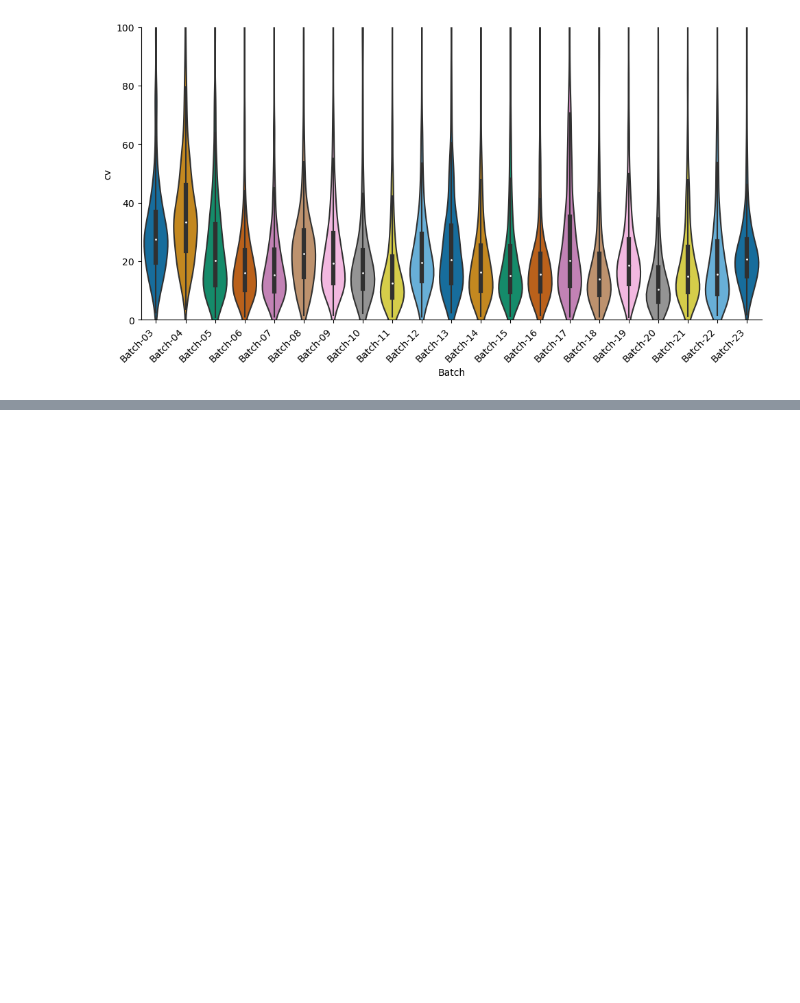
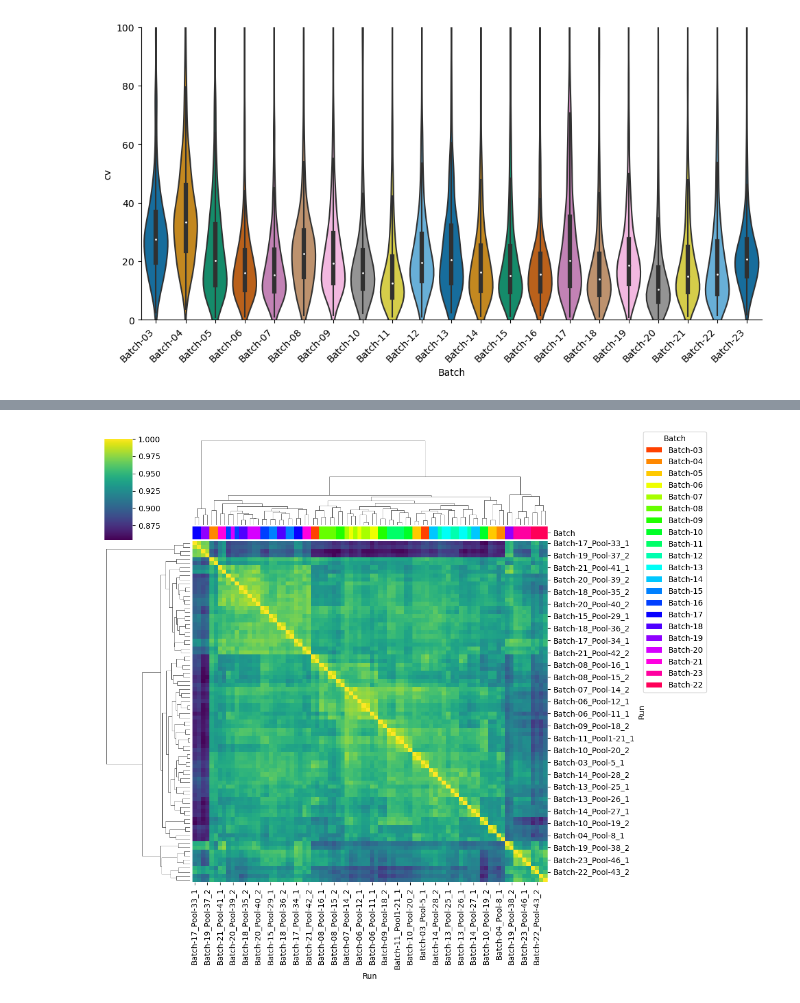
Before and after one commit to kevdai32/Proteomics, a Jupyter notebook: Dia.ipynb, the cells around one changed output, grey strips where cells are left out. Drawn from its saved outputs; the diff is of its cells as text; code cells hidden in the pictures; blank space fills up the shorter version.

```diff
--- a/Dia.ipynb
+++ b/Dia.ipynb
@@ -129,0 +130,13 @@ ValueError: The condensed distance matrix must contain only finite values.
+# %%
+from matplotlib.patches import Patch
+run_batch_df = pool_samples_pro_quant[['Run', 'Batch']].drop_duplicates().set_index('Run')
+unique_batches = run_batch_df['Batch'].unique()
+palette = sns.color_palette('hsv', len(unique_batches))
+batch_colors = dict(zip(unique_batches, palette))
+batch_colors_mapped = run_batch_df['Batch'].map(batch_colors)
+sns.clustermap(cluster_map_df2, cmap='viridis', col_cluster=True, row_cluster=True, col_colors=batch_colors_mapped)
+legend_elements = [Patch(facecolor=batch_colors[batch], label=batch) for batch in unique_batches]
+plt.legend(handles=legend_elements, title="Batch", bbox_to_anchor=(1.1, 1), bbox_transform=plt.gcf().transFigure)
+plt.show()
+# %% [output]
+[figure, added]
```
Also changed, not shown: parts of 1 cell of this notebook.
